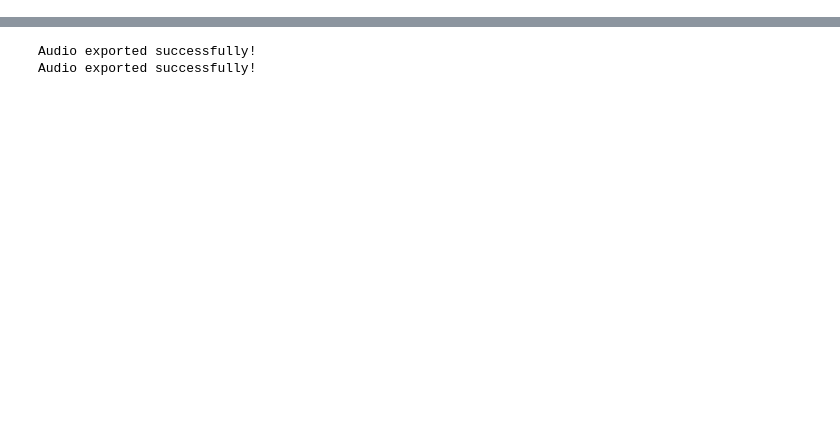
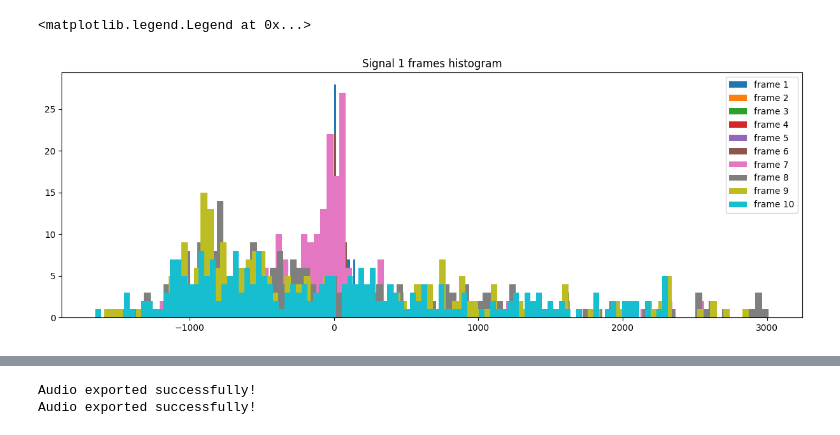
Before and after one commit to wissemmtiri/SpeechEnhancement, a Jupyter notebook: framesStructured.ipynb, the cells around one changed output, grey strips where cells are left out. Saved outputs shown, nothing was run; the diff lists cells and outputs as text; code cells hidden in the pictures; blank space fills up the shorter version.

```diff
--- a/framesStructured.ipynb
+++ b/framesStructured.ipynb
@@ -46,9 +56,9 @@ signal = signal1 + signal2
 # %%
-frame_size = 512
-hop_size = 256
+frame_size = 256
+hop_size = 128
 P = 3
 
-n_frames = int(np.floor((N/frame_size)*2-1))
+n_frames = int(np.floor((N/frame_size)*(frame_size/hop_size)-1))
 whole_frames = int(np.floor(N/frame_size))
 
 signal1 = signal1[:whole_frames*frame_size]
@@ -63,3 +73,12 @@ n_frames = n_frames - 1
 
 wopt1_frames = np.zeros((n_frames, P))
 wopt2_frames = np.zeros((n_frames, P))
+# %%
+plt.figure(figsize=(15, 5))
+for i in range(10):
+    plt.hist(signal1_frames[i], bins=100)
+plt.title('Signal 1 frames histogram')
+plt.legend(['frame '+str(i + 1) for i in range(10)])
+# %% [output]
+<matplotlib.legend.Legend at 0x...>
+[figure, added]
```
Also changed, not shown: parts of 14 cells of this notebook, 2 other files.
